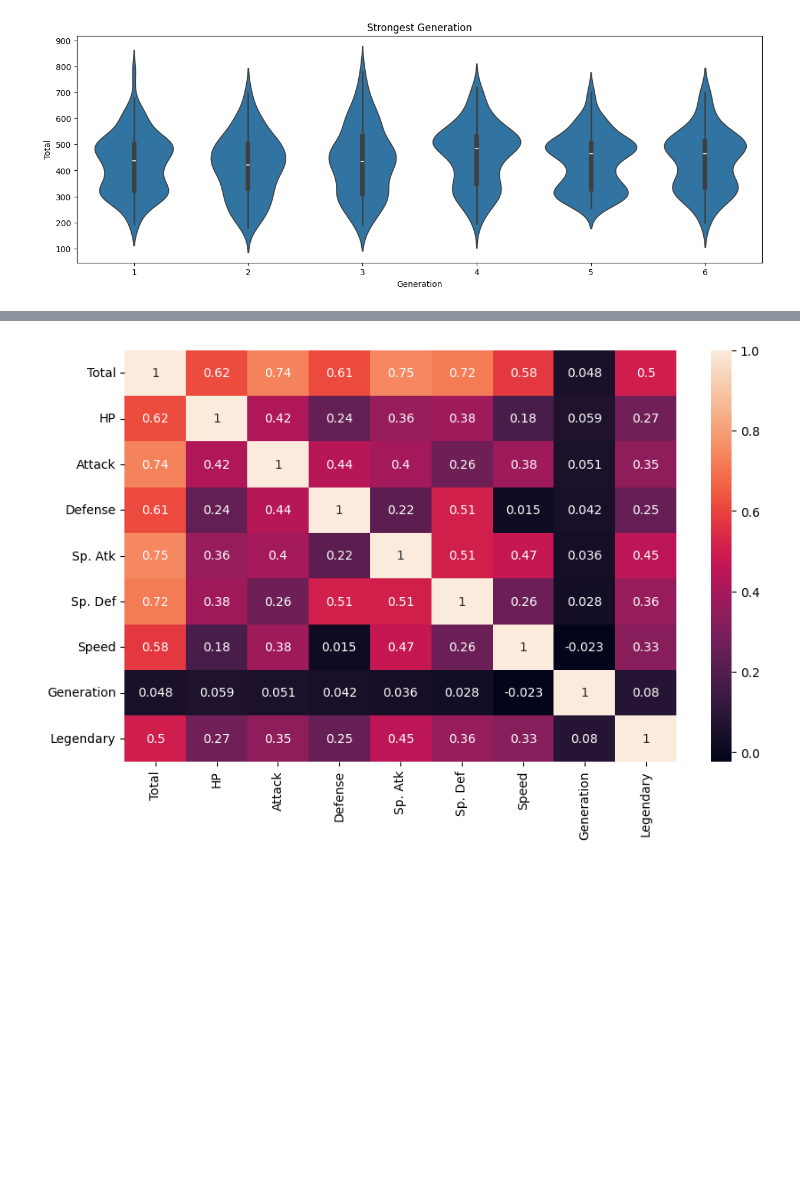
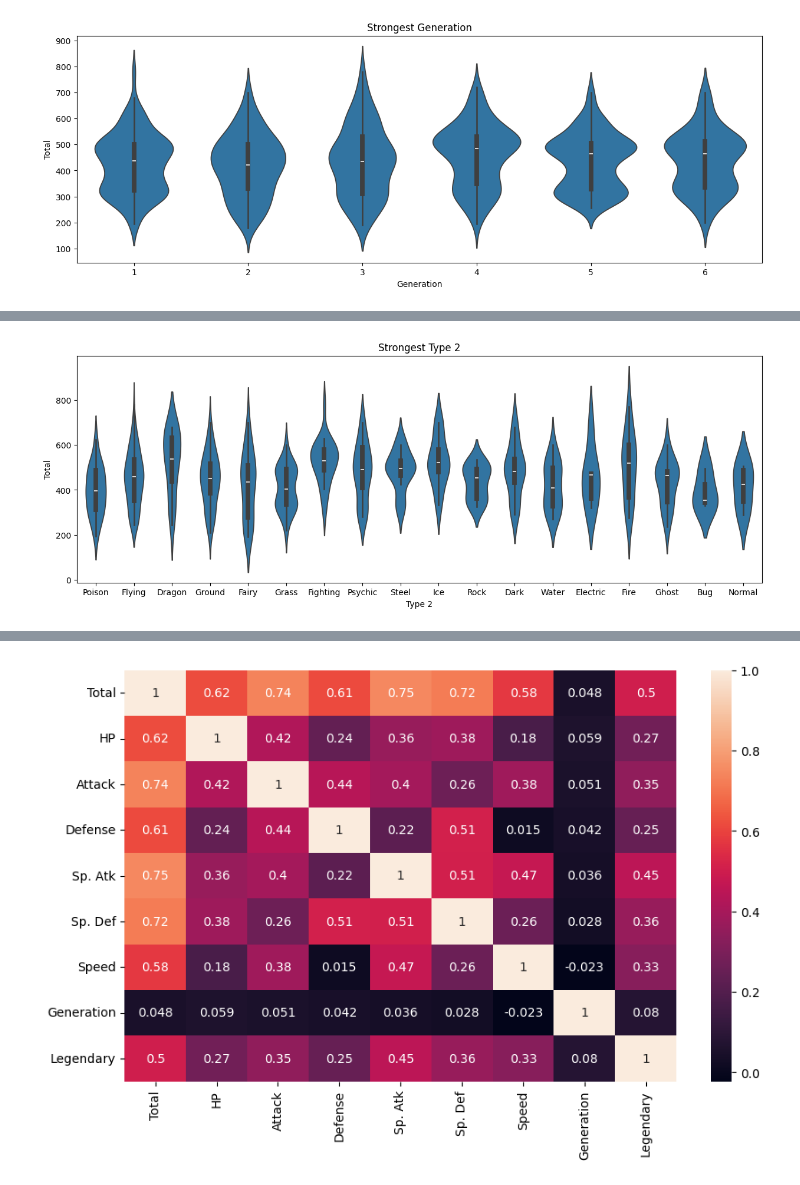
Before and after one commit to mdielacher/Pokemon, a Jupyter notebook: data_cleaning.ipynb, the cells around one changed output, grey strips where cells are left out. Cells and saved outputs as stored; diff of their text form; code cells hidden in the pictures; blank space fills up the shorter version.

```diff
--- a/data_cleaning.ipynb
+++ b/data_cleaning.ipynb
@@ -97,0 +140,7 @@ df.head(5)
+# %%
+plt.subplots(figsize=(15,5))
+plt.title('Strongest Type 2')
+sns.violinplot(x="Type 2", y="Total", data=df)
+plt.show()
+# %% [output]
+[figure, added]
```
Also changed, not shown: parts of 8 cells of this notebook.
